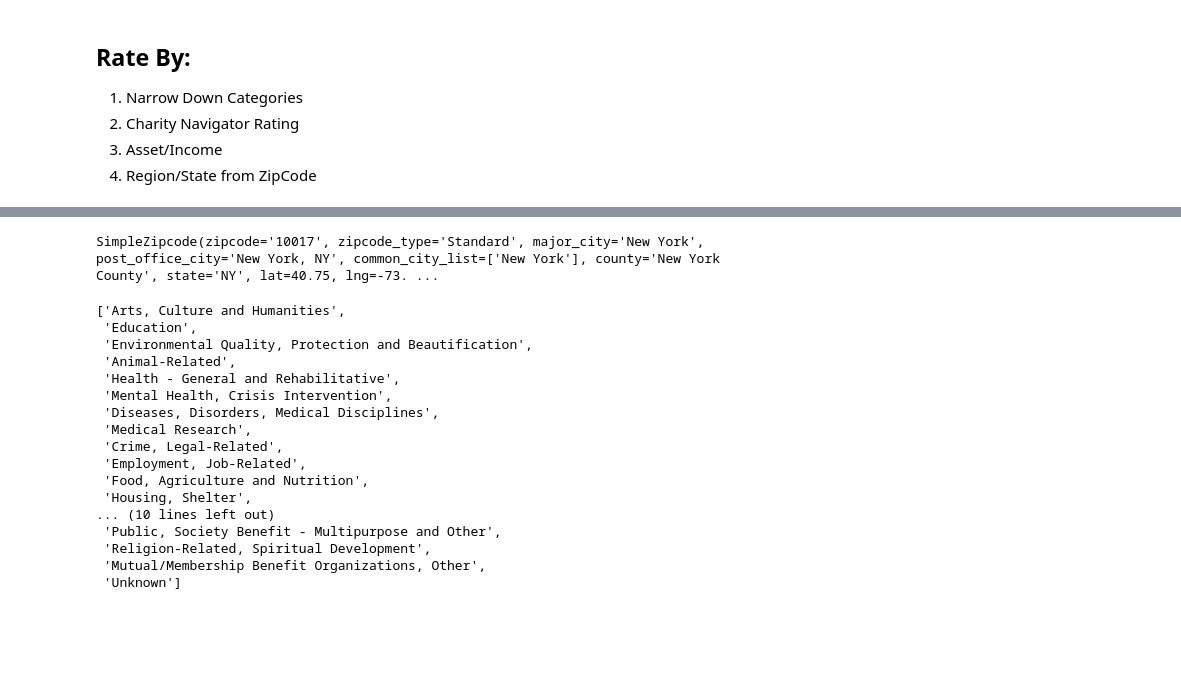
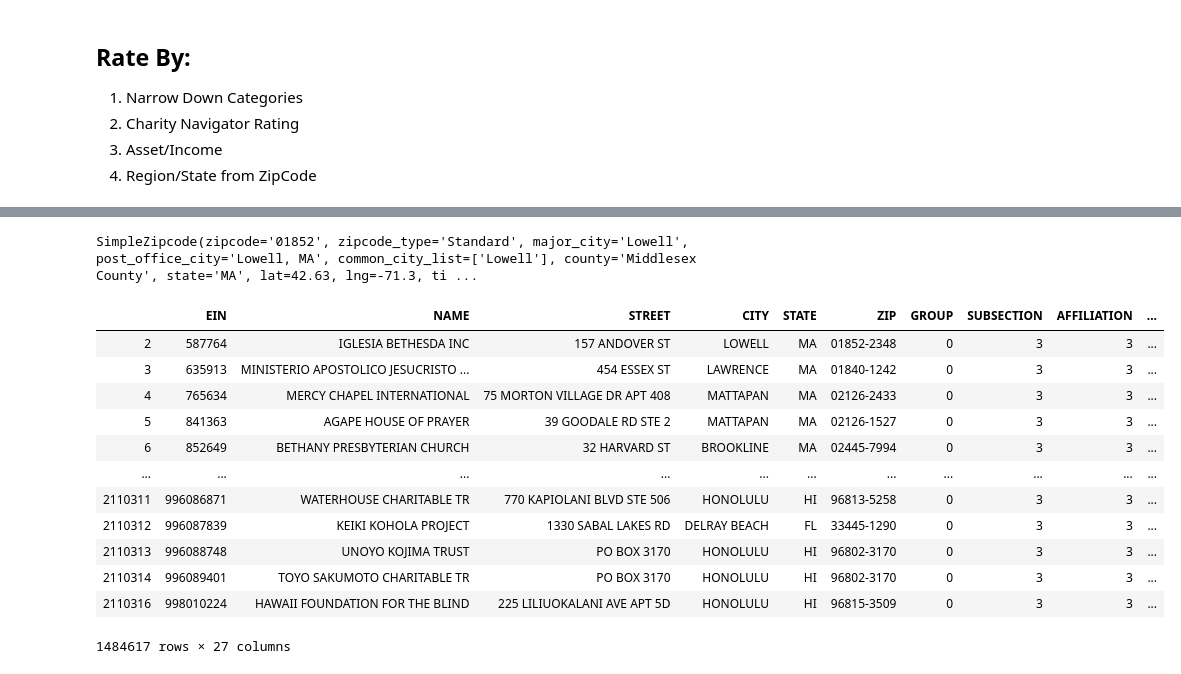
Before and after one commit to jackvessa/Charity_Recommender, a Jupyter notebook: src/Charity_Recommender_Draft1.ipynb, the cells around one changed output, grey strips where cells are left out. Saved outputs shown, nothing was run; the diff lists cells and outputs as text; code cells hidden in the pictures; blank space fills up the shorter version.

```diff
--- a/src/Charity_Recommender_Draft1.ipynb
+++ b/src/Charity_Recommender_Draft1.ipynb
@@ -224,0 +271,2 @@ all_regions_df
+# %%
+all_regions_df = all_regions_df.reset_index(drop=True)
@@ -312,24 +328,20 @@ Start downloading data for simple zipcode database, total size 9MB ...
 # %%
-search.by_zipcode(10017)
+search.by_zipcode('01852')
 # %% [output]
-SimpleZipcode(zipcode='10017', zipcode_type='Standard', major_city='New York', post_office_city='New York, NY', common_city_list=['New York'], county='New York County', state='NY', lat=40.75, lng=-73. ...
+SimpleZipcode(zipcode='01852', zipcode_type='Standard', major_city='Lowell', post_office_city='Lowell, MA', common_city_list=['Lowell'], county='Middlesex County', state='MA', lat=42.63, lng=-71.3, ti ...
-# %%
-ntee_list
-# %% [output]
-['Arts, Culture and Humanities',
- 'Education',
- 'Environmental Quality, Protection and Beautification',
- 'Animal-Related',
- 'Health - General and Rehabilitative',
- 'Mental Health, Crisis Intervention',
- 'Diseases, Disorders, Medical Disciplines',
- 'Medical Research',
- 'Crime, Legal-Related',
- 'Employment, Job-Related',
- 'Food, Agriculture and Nutrition',
- 'Housing, Shelter',
-... (10 lines left out)
- 'Public, Society Benefit - Multipurpose and Other',
- 'Religion-Related, Spiritual Development',
- 'Mutual/Membership Benefit Organizations, Other',
- 'Unknown']
+# %%
+all_regions_df_NTEE
+# %% [output]
+|  | EIN | NAME | STREET | CITY | STATE | ZIP | GROUP | SUBSECTION | AFFILIATION | ... |
+| 2 | 587764 | IGLESIA BETHESDA INC | 157 ANDOVER ST | LOWELL | MA | 01852-2348 | 0 | 3 | 3 | ... |
+| 3 | 635913 | MINISTERIO APOSTOLICO JESUCRISTO ... | 454 ESSEX ST | LAWRENCE | MA | 01840-1242 | 0 | 3 | 3 | ... |
+| 4 | 765634 | MERCY CHAPEL INTERNATIONAL | 75 MORTON VILLAGE DR APT 408 | MATTAPAN | MA | 02126-2433 | 0 | 3 | 3 | ... |
+| 5 | 841363 | AGAPE HOUSE OF PRAYER | 39 GOODALE RD STE 2 | MATTAPAN | MA | 02126-1527 | 0 | 3 | 3 | ... |
+| 6 | 852649 | BETHANY PRESBYTERIAN CHURCH | 32 HARVARD ST | BROOKLINE | MA | 02445-7994 | 0 | 3 | 3 | ... |
+| ... | ... | ... | ... | ... | ... | ... | ... | ... | ... | ... |
+| 2110311 | 996086871 | WATERHOUSE CHARITABLE TR | 770 KAPIOLANI BLVD STE 506 | HONOLULU | HI | 96813-5258 | 0 | 3 | 3 | ... |
+| 2110312 | 996087839 | KEIKI KOHOLA PROJECT | 1330 SABAL LAKES RD | DELRAY BEACH | FL | 33445-1290 | 0 | 3 | 3 | ... |
+| 2110313 | 996088748 | UNOYO KOJIMA TRUST | PO BOX 3170 | HONOLULU | HI | 96802-3170 | 0 | 3 | 3 | ... |
+| 2110314 | 996089401 | TOYO SAKUMOTO CHARITABLE TR | PO BOX 3170 | HONOLULU | HI | 96802-3170 | 0 | 3 | 3 | ... |
+| 2110316 | 998010224 | HAWAII FOUNDATION FOR THE BLIND | 225 LILIUOKALANI AVE APT 5D | HONOLULU | HI | 96815-3509 | 0 | 3 | 3 | ... |
+1484617 rows × 27 columns
```
Also changed, not shown: parts of 33 cells of this notebook.
